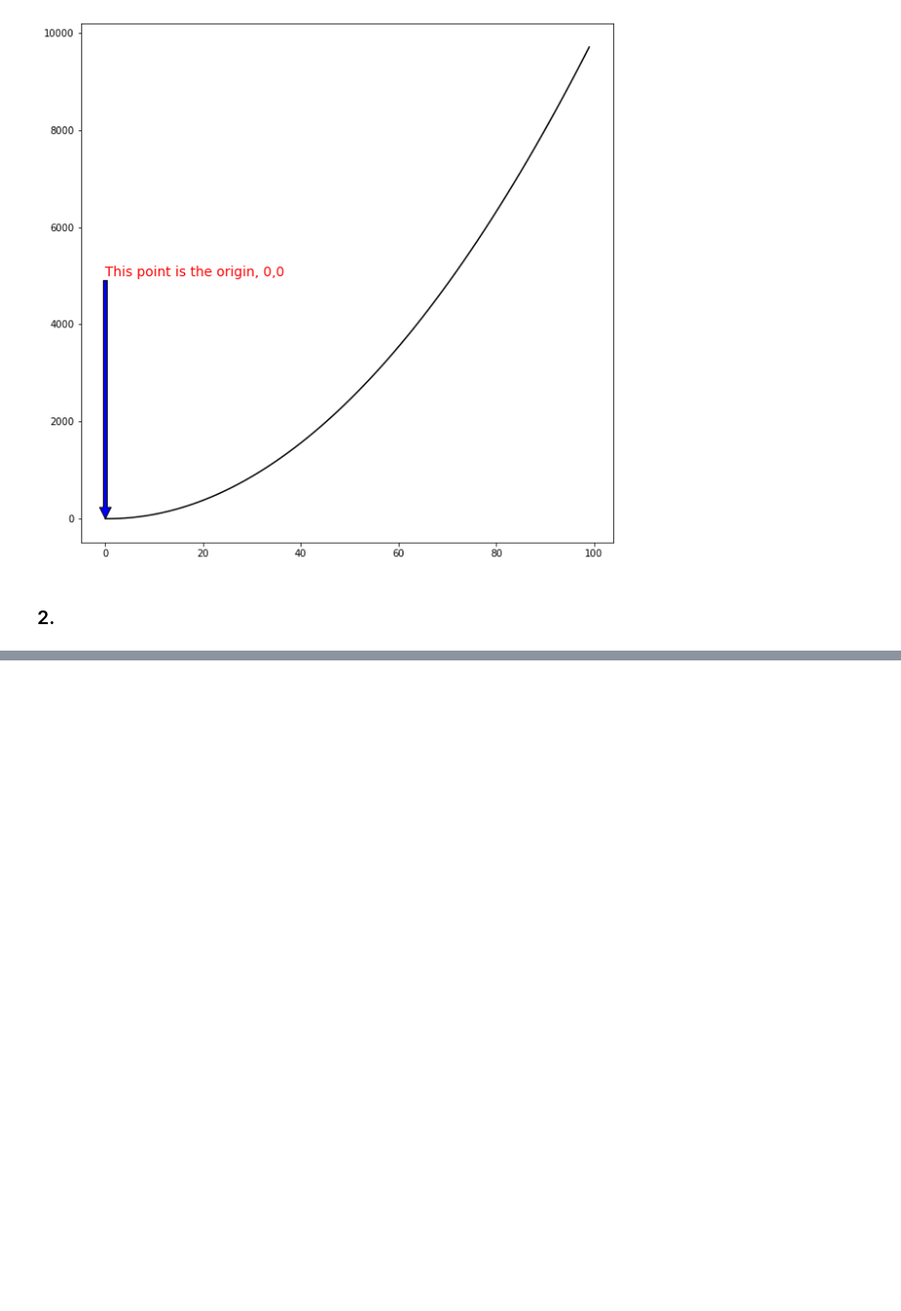
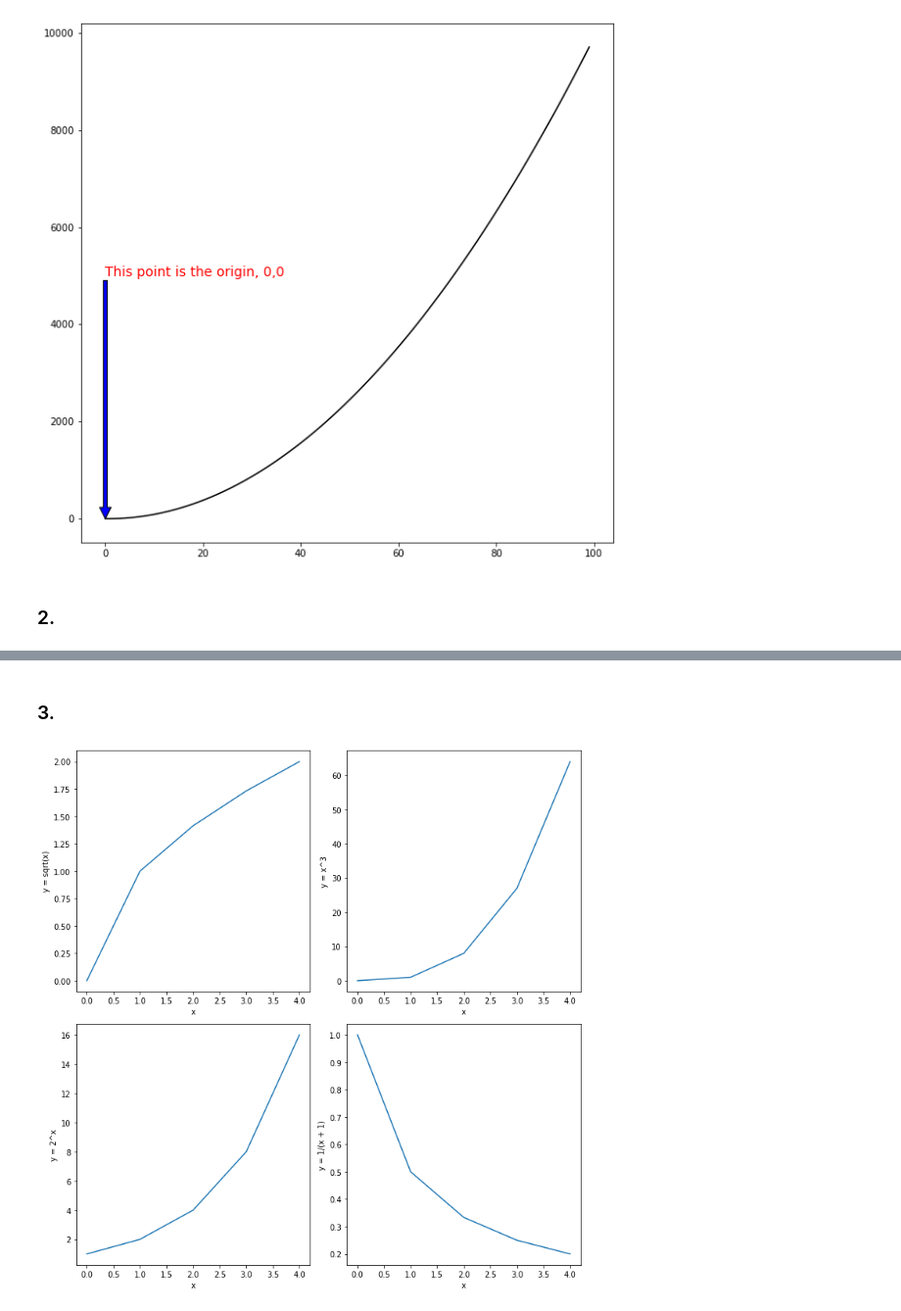
Before and after one commit to wheelerjoshua/numpy-pandas-visualization-exercises, a Jupyter notebook: matplotlib_exercises.ipynb, the cells around one changed output, grey strips where cells are left out. Shown at 98% size. Drawn from its saved outputs; the diff is of its cells as text; code cells hidden in the pictures; blank space fills up the shorter version.

```diff
--- a/matplotlib_exercises.ipynb
+++ b/matplotlib_exercises.ipynb
@@ -59,0 +72,35 @@ Text(0, 0.5, 'y = 1/(x + 1)')
+# %% [markdown]
+### 3.
+# %%
+# Establish figure
+plt.figure(figsize = (10,10))
+
+
+# Plot separate axes for each function, but in the same figure, using subplots
+plt.subplot(2,2,1)
+plt.plot(x,y1)
+plt.xlabel('x')
+plt.ylabel('y = sqrt(x)')
+
+
+plt.subplot(2,2,2)
+plt.plot(x,y2)
+plt.xlabel('x')
+plt.ylabel('y = x^3')
+
+
+plt.subplot(2,2,3)
+plt.plot(x,y3)
+plt.xlabel('x')
+plt.ylabel('y = 2^x')
+
+
+plt.subplot(2,2,4)
+plt.plot(x,y4)
+plt.xlabel('x')
+plt.ylabel('y = 1/(x + 1)')
+
+# Add space for each subplot
+plt.tight_layout()
+# %% [output]
+[figure, added]
```
Also changed, not shown: parts of 4 cells of this notebook, 1 other file.
